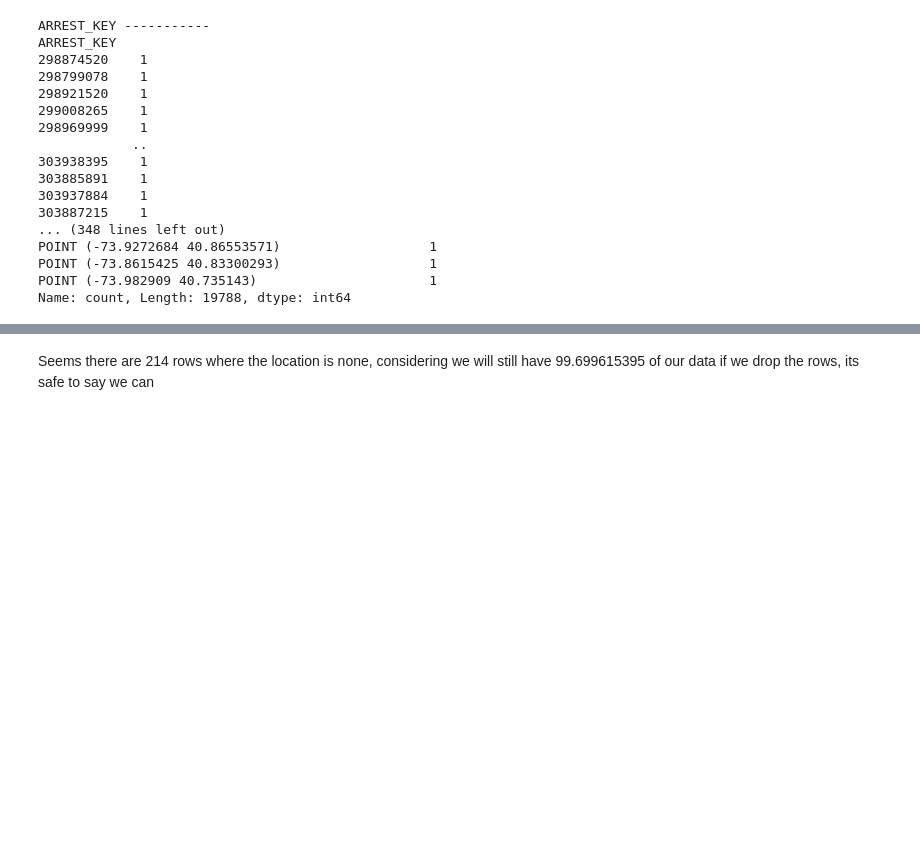
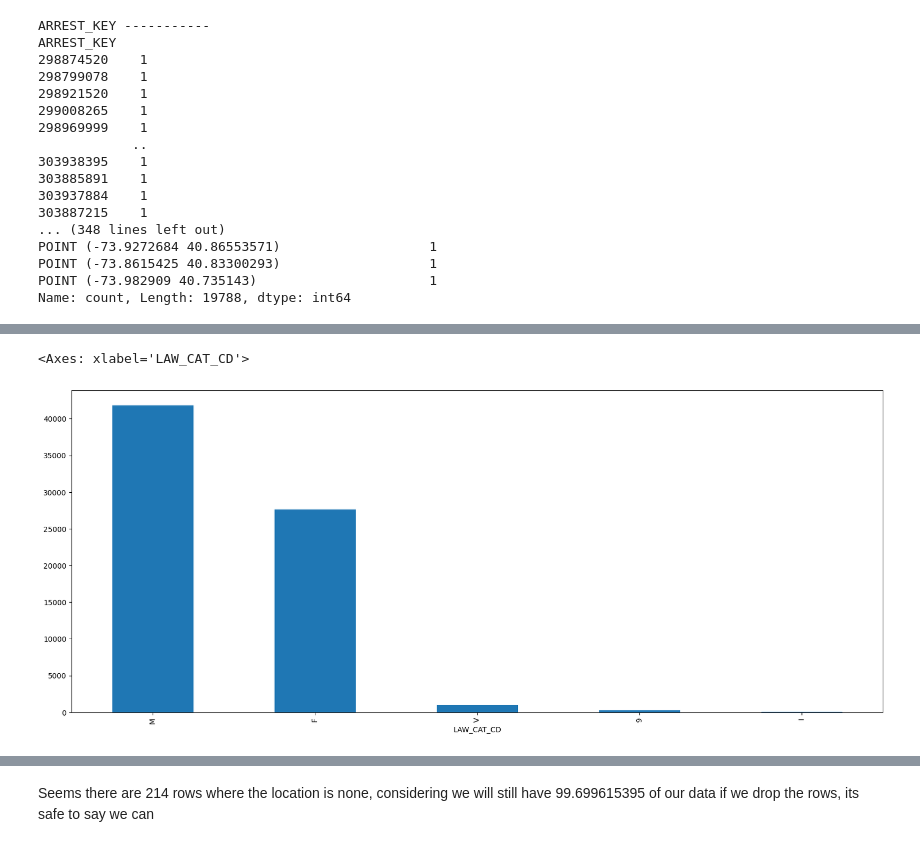
Before and after one commit to drod75/nyc-arrests-analysis, a Jupyter notebook: notebooks/explanatory.ipynb, the cells around one changed output, grey strips where cells are left out. Cells and saved outputs as stored; diff of their text form; code cells hidden in the pictures; blank space fills up the shorter version.

```diff
--- a/notebooks/explanatory.ipynb
+++ b/notebooks/explanatory.ipynb
@@ -88,0 +126,6 @@ Name: count, Length: 19788, dtype: int64
+# %%
+plt.figure(figsize=(20,8))
+df['LAW_CAT_CD'].value_counts().plot.bar()
+# %% [output]
+<Axes: xlabel='LAW_CAT_CD'>
+[figure, added]
```
Also changed, not shown: parts of 17 cells of this notebook, 1 other file.
